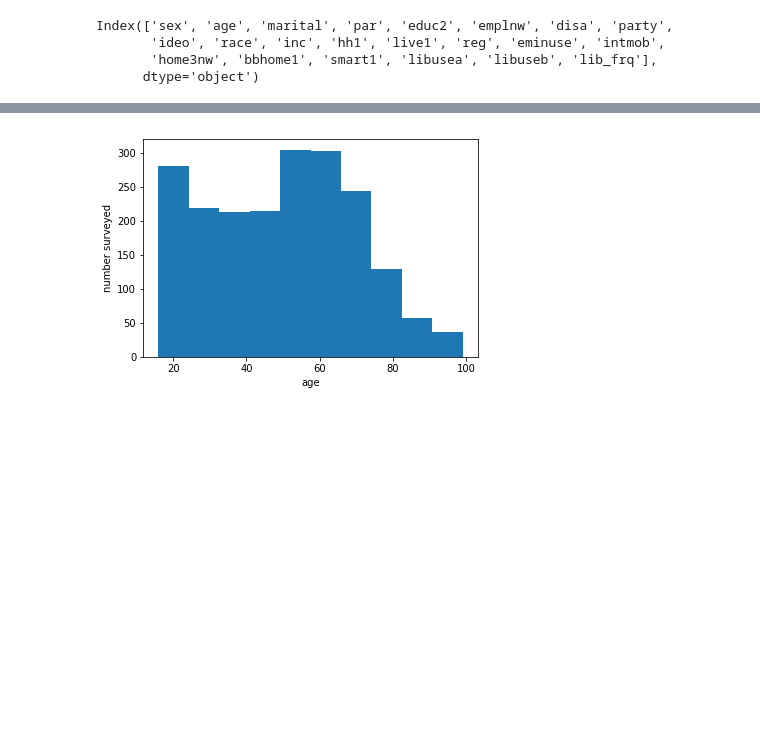
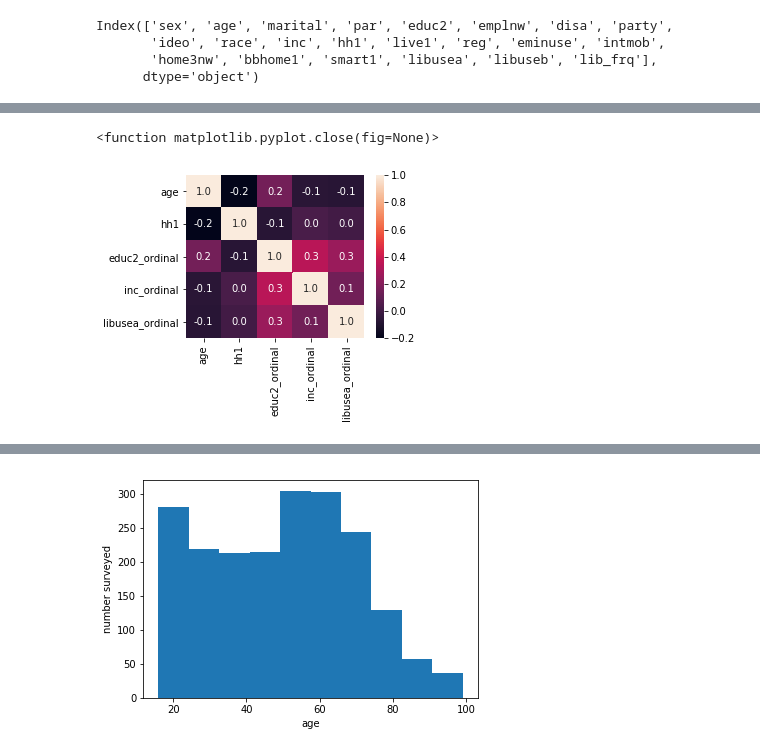
Before and after one commit to noraek/Springboard, a Jupyter notebook: Data Story - VIsualizations.ipynb, the cells around one changed output, grey strips where cells are left out. Saved outputs shown, nothing was run; the diff lists cells and outputs as text; code cells hidden in the pictures; blank space fills up the shorter version.

```diff
--- a/Data Story - VIsualizations.ipynb
+++ b/Data Story - VIsualizations.ipynb
@@ -186,0 +106,9 @@ totalcol.head()
+# %%
+#Generate Correlation Heatmap without has_visited flag
+
+plt.figure(figsize = (8,6))
+sns.heatmap(totalcol.corr(), annot=True, fmt=".1f")
+plt.close
+# %% [output]
+<function matplotlib.pyplot.close(fig=None)>
+[figure, added]
```
Also changed, not shown: parts of 15 cells of this notebook.
